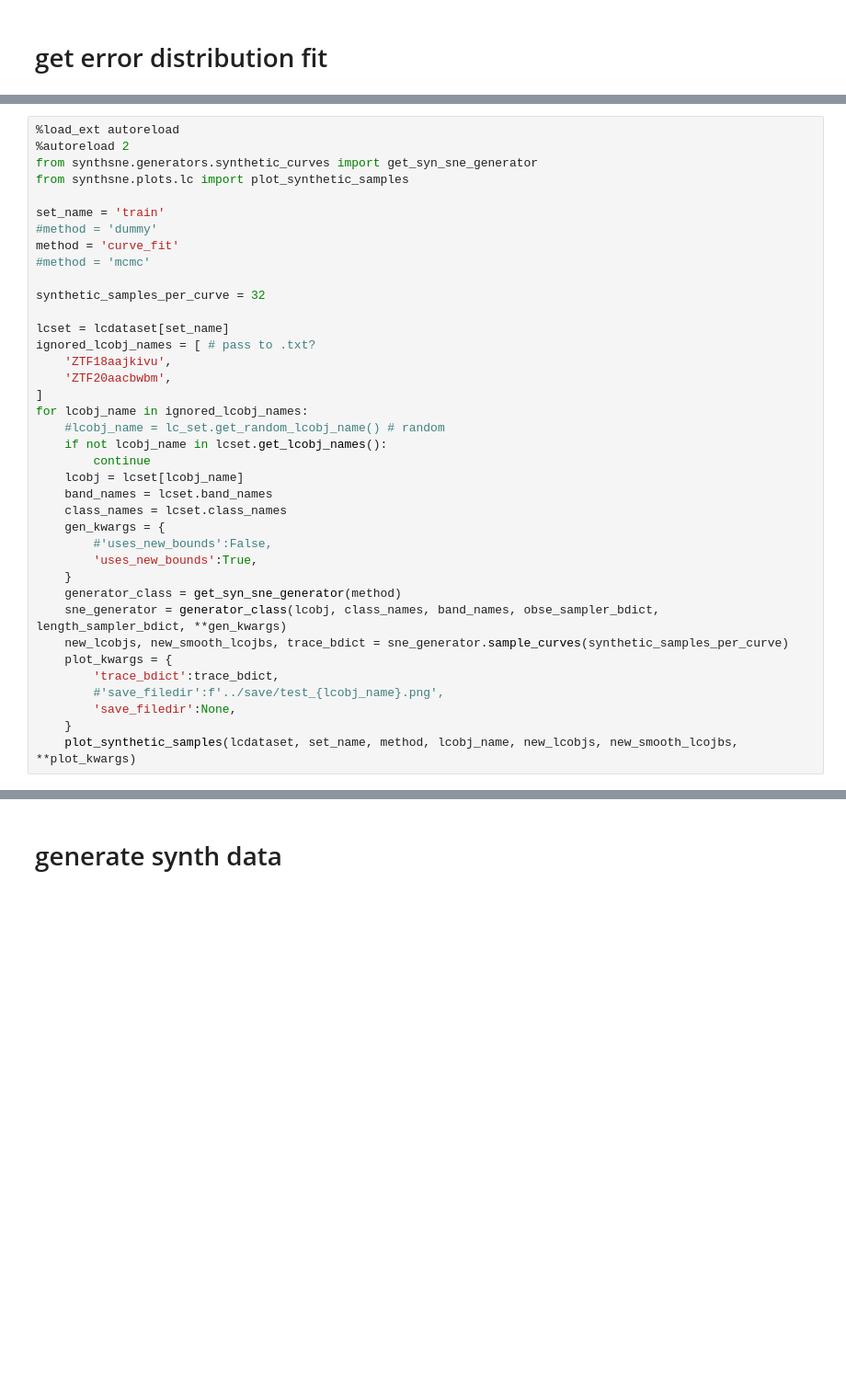
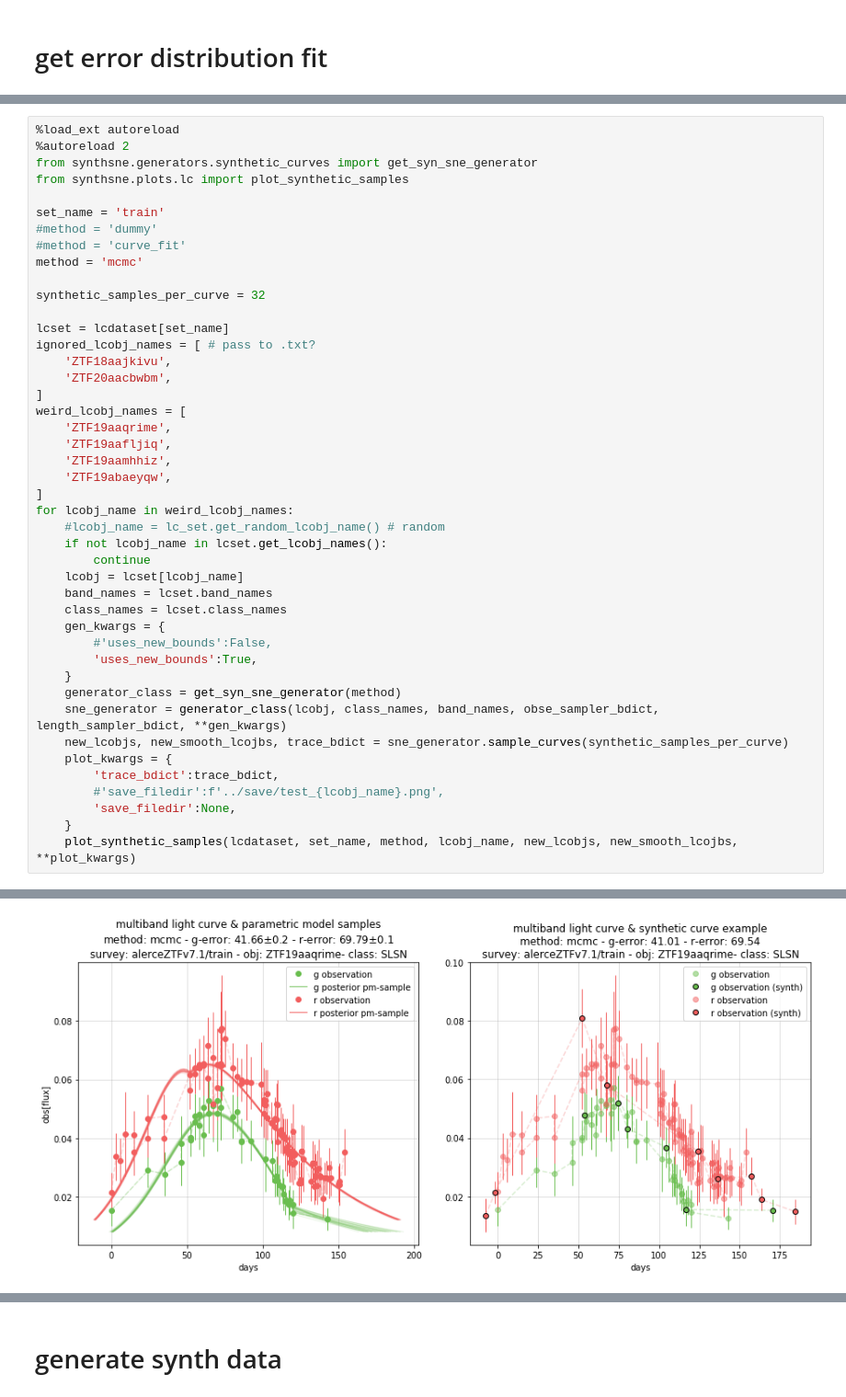
Before and after one commit to oscarpimentel/sne-lightcurves-synthetic, a Jupyter notebook: experiments/create_parametric_model_dataset.ipynb, the cells around one changed output, grey strips where cells are left out. Shown at 92% size. Drawn from its saved outputs; the diff is of its cells as text; blank space fills up the shorter version.

```diff
--- a/experiments/create_parametric_model_dataset.ipynb
+++ b/experiments/create_parametric_model_dataset.ipynb
@@ -102,36 +102,43 @@ from synthsne.plots.lc import plot_synthetic_samples
 
 set_name = 'train'
 #method = 'dummy'
-method = 'curve_fit'
-#method = 'mcmc'
+#method = 'curve_fit'
+method = 'mcmc'
 
 synthetic_samples_per_curve = 32
 
 lcset = lcdataset[set_name]
 ignored_lcobj_names = [ # pass to .txt?
     'ZTF18aajkivu',
     'ZTF20aacbwbm',
 ]
-for lcobj_name in ignored_lcobj_names:
+weird_lcobj_names = [
+    'ZTF19aaqrime',
+    'ZTF19aafljiq',
+    'ZTF19aamhhiz',
+    'ZTF19abaeyqw',
+]
+for lcobj_name in weird_lcobj_names:
     #lcobj_name = lc_set.get_random_lcobj_name() # random
     if not lcobj_name in lcset.get_lcobj_names():
         continue
     lcobj = lcset[lcobj_name]
     band_names = lcset.band_names
     class_names = lcset.class_names
     gen_kwargs = {
         #'uses_new_bounds':False,
         'uses_new_bounds':True,
     }
     generator_class = get_syn_sne_generator(method)
     sne_generator = generator_class(lcobj, class_names, band_names, obse_sampler_bdict, length_sampler_bdict, **gen_kwargs)
     new_lcobjs, new_smooth_lcojbs, trace_bdict = sne_generator.sample_curves(synthetic_samples_per_curve)
     plot_kwargs = {
         'trace_bdict':trace_bdict,
         #'save_filedir':f'../save/test_{lcobj_name}.png',
         'save_filedir':None,
     }
     plot_synthetic_samples(lcdataset, set_name, method, lcobj_name, new_lcobjs, new_smooth_lcojbs, **plot_kwargs)
 # %% [output]
 The autoreload extension is already loaded. To reload it, use:
   %reload_ext autoreload
+[figure, new version]
```
Also changed, not shown: parts of 5 cells of this notebook, 3 other files.
